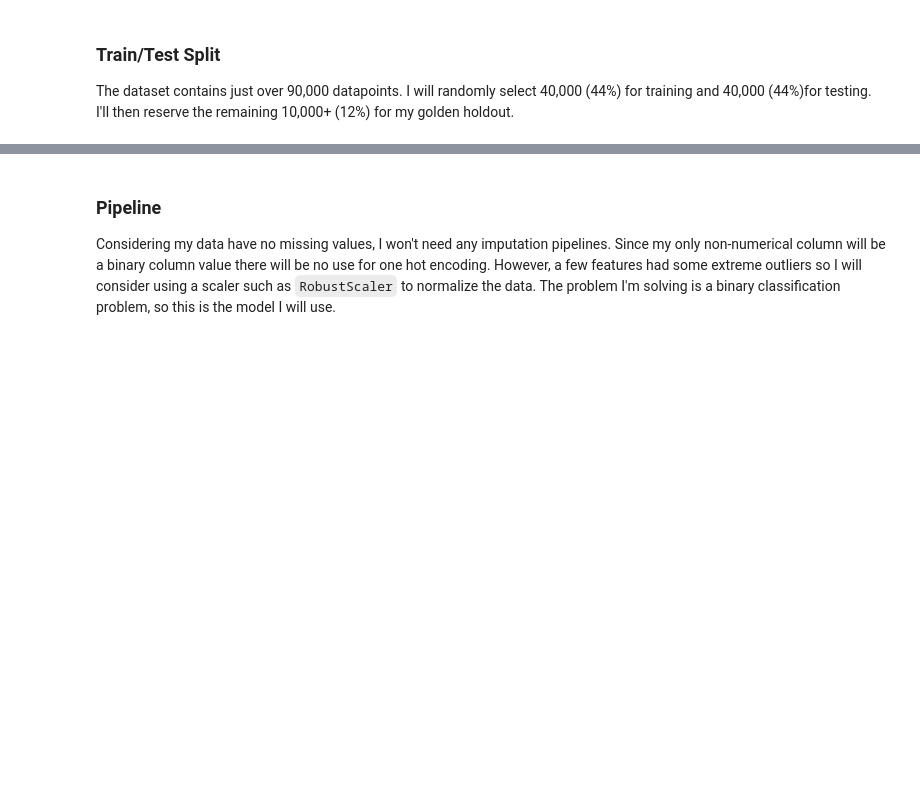
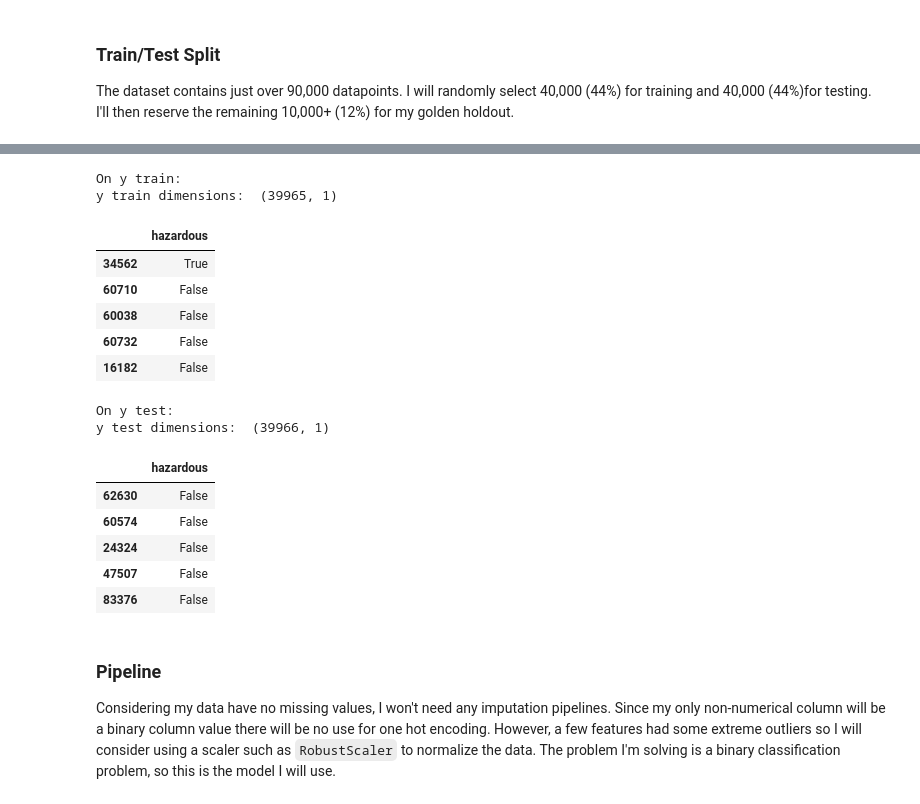
Before and after one commit to samarakoon-ryan/NASA-nearest-earth-objects-modeling, a Jupyter notebook: project_notebook.ipynb, the cells around one changed output, grey strips where cells are left out. Saved outputs shown, nothing was run; the diff lists cells and outputs as text; code cells hidden in the pictures; blank space fills up the shorter version.

```diff
--- a/project_notebook.ipynb
+++ b/project_notebook.ipynb
@@ -275,3 +318,31 @@ The dataset contains just over 90,000 datapoints. I will randomly select 40,000
+# %%
+# Check dimensions of Y
+# Y Train
+print('On y train: ')
+print('y train dimensions: ', y_train.shape)
+display(y_train.head())
+
+# Y test
+print('\nOn y test: ')
+print('y test dimensions: ', y_test.shape)
+display(y_test.head())
+# %% [output]
+On y train:
+y train dimensions:  (39965, 1)
+|  | hazardous |
+| 34562 | True |
+| 60710 | False |
+| 60038 | False |
+| 60732 | False |
+| 16182 | False |
+On y test:
+y test dimensions:  (39966, 1)
+|  | hazardous |
+| 62630 | False |
+| 60574 | False |
+| 24324 | False |
+| 47507 | False |
+| 83376 | False |
 # %% [markdown]
 ### Pipeline
 
```
Also changed, not shown: parts of 8 cells of this notebook.
